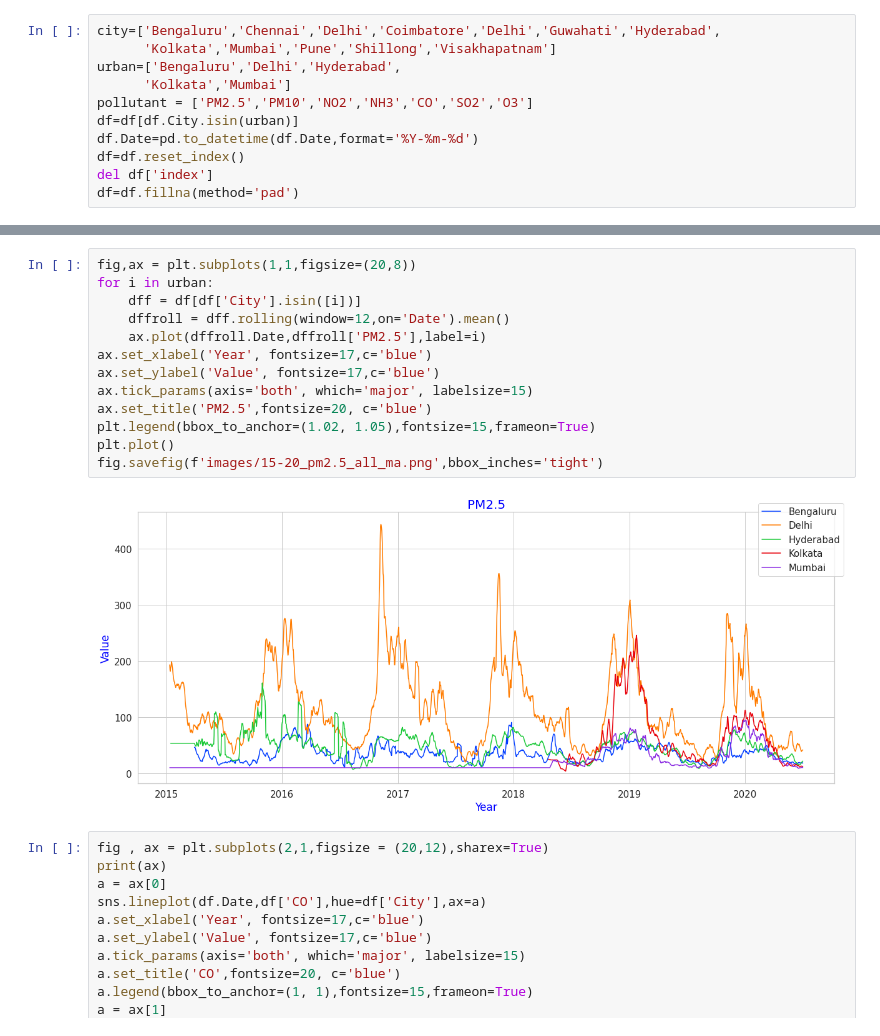
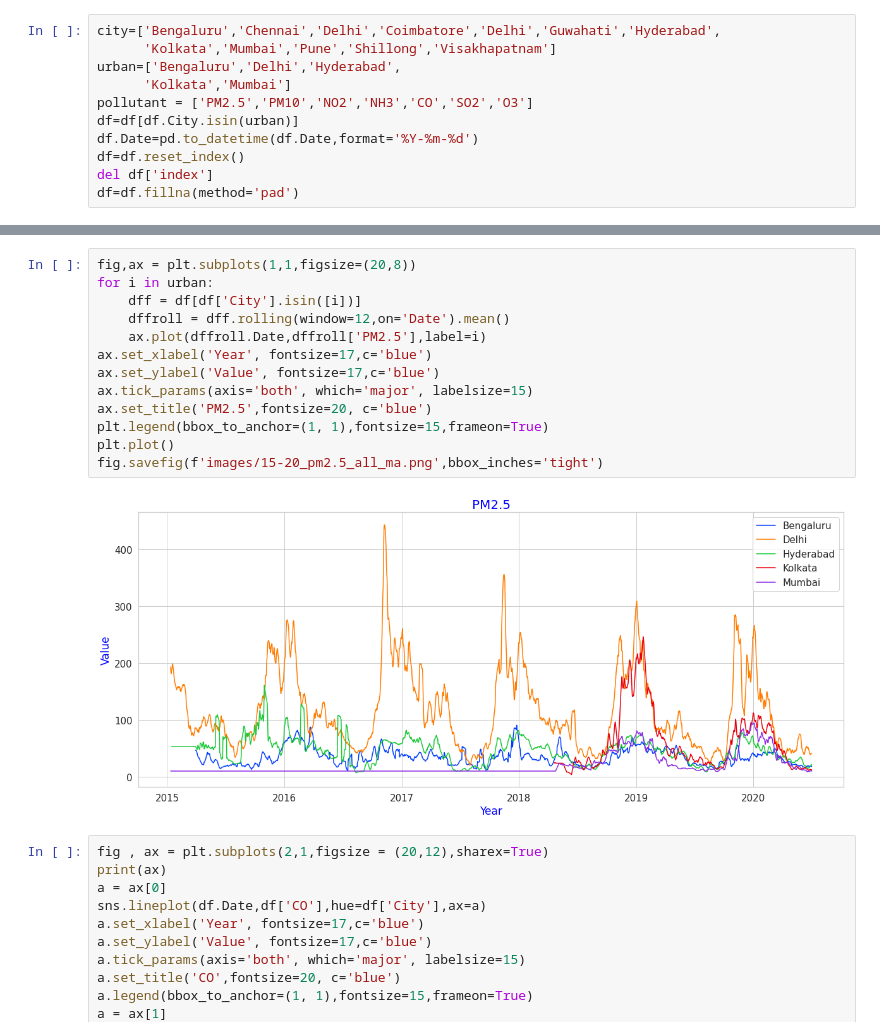
Before and after one commit to algoasylum/ExploringTheUnseen, a Jupyter notebook: code/LinePlots-urban-15-20.ipynb, the cells around one changed output, grey strips where cells are left out. Saved outputs shown, nothing was run; the diff lists cells and outputs as text.

```diff
--- a/code/LinePlots-urban-15-20.ipynb
+++ b/code/LinePlots-urban-15-20.ipynb
@@ -68,18 +68,18 @@ plt.plot()
 # %%
 fig,ax = plt.subplots(1,1,figsize=(20,8))
 for i in urban:
     dff = df[df['City'].isin([i])]
     dffroll = dff.rolling(window=12,on='Date').mean()
     ax.plot(dffroll.Date,dffroll['PM2.5'],label=i)
 ax.set_xlabel('Year', fontsize=17,c='blue')
 ax.set_ylabel('Value', fontsize=17,c='blue')
 ax.tick_params(axis='both', which='major', labelsize=15)
 ax.set_title('PM2.5',fontsize=20, c='blue')
-plt.legend(bbox_to_anchor=(1.02, 1.05),fontsize=15,frameon=True)
+plt.legend(bbox_to_anchor=(1, 1),fontsize=15,frameon=True)
 plt.plot()
 fig.savefig(f'images/15-20_pm2.5_all_ma.png',bbox_inches='tight')
 # %% [output]
-[figure, old version]
+[figure, new version]
 # %%
 fig , ax = plt.subplots(2,1,figsize = (20,12),sharex=True)
 print(ax)
```
Also changed, not shown: parts of 2 cells of this notebook, 4 other files.
